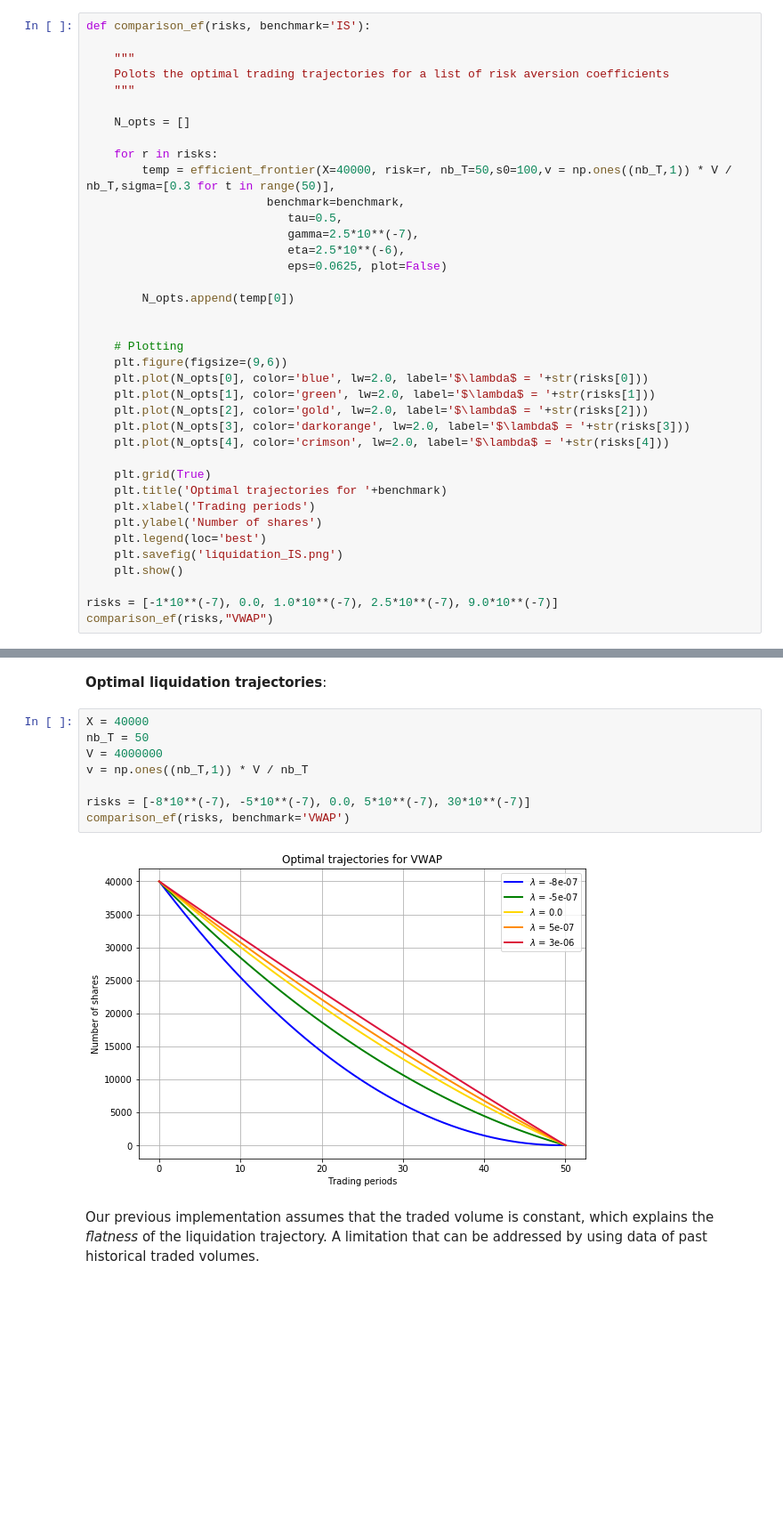
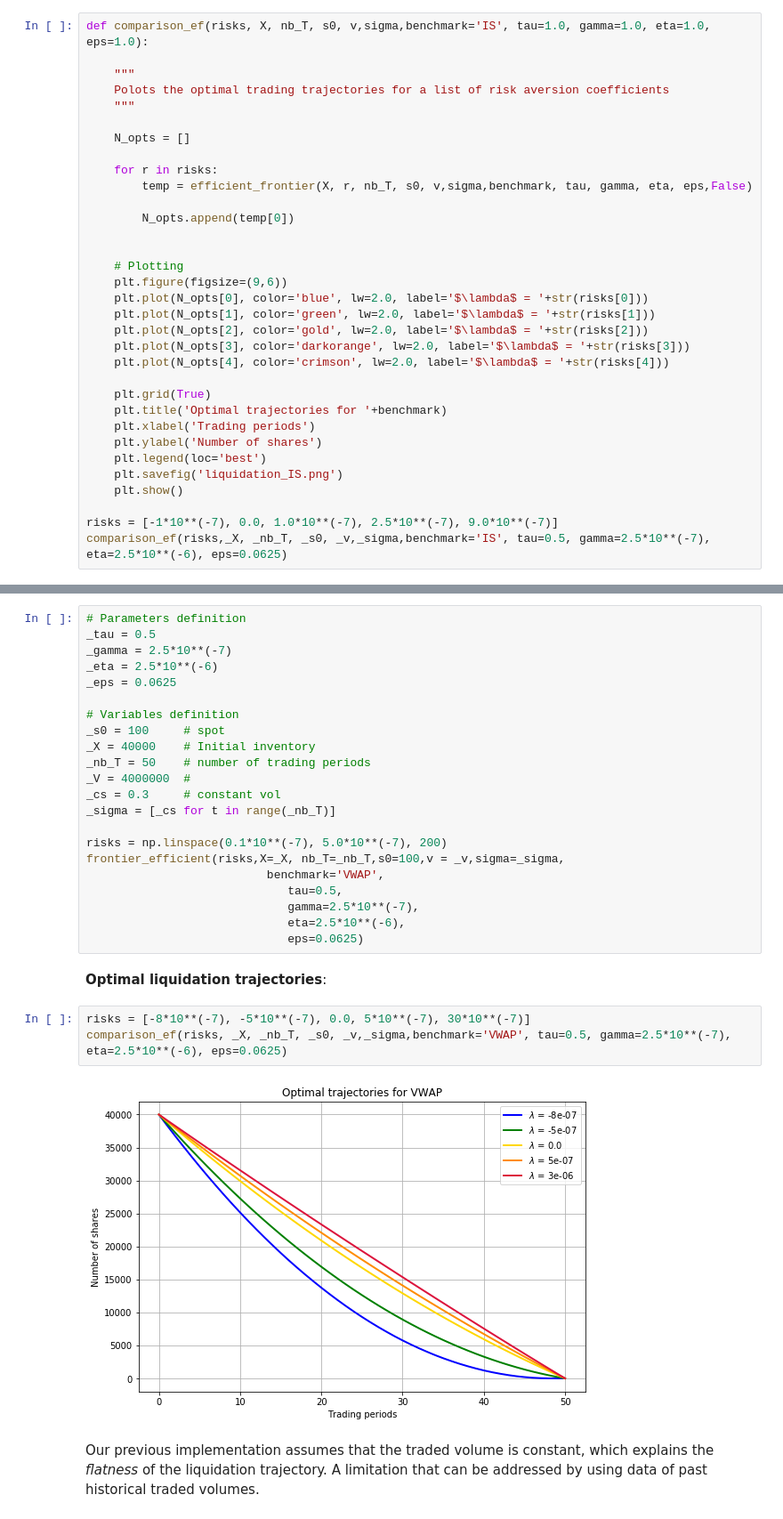
Before and after one commit to IlluvatarEru/ElectronicMarkets, a Jupyter notebook: Almgren-Chriss - Quadratic Programming.ipynb, the cells around one changed output, grey strips where cells are left out. Shown at 89% size. Saved outputs shown, nothing was run; the diff lists cells and outputs as text; blank space fills up the shorter version.

```diff
--- a/Almgren-Chriss - Quadratic Programming.ipynb
+++ b/Almgren-Chriss - Quadratic Programming.ipynb
@@ -563,7 +534,7 @@ frontier_efficient(risks,'VWAP')
 # %% [markdown]
 For **optimal liquidation trajectories**:
 # %%
-def comparison_ef(risks, benchmark='IS'):
+def comparison_ef(risks, X, nb_T, s0, v,sigma,benchmark='IS', tau=1.0, gamma=1.0, eta=1.0, eps=1.0):
 
     """
     Polots the optimal trading trajectories for a list of risk aversion coefficients
@@ -572,12 +543,7 @@ def comparison_ef(risks, benchmark='IS'):
     N_opts = []
 
     for r in risks:
-        temp = efficient_frontier(X=40000, risk=r, nb_T=50,s0=100,v = np.ones((nb_T,1)) * V / nb_T,sigma=[0.3 for t in range(50)],
-                          benchmark=benchmark,
-                             tau=0.5,
-                             gamma=2.5*10**(-7),
-                             eta=2.5*10**(-6),
-                             eps=0.0625, plot=False)
+        temp = efficient_frontier(X, r, nb_T, s0, v,sigma,benchmark, tau, gamma, eta, eps,False)
 
         N_opts.append(temp[0])
 
@@ -599,5 +565,5 @@ def comparison_ef(risks, benchmark='IS'):
     plt.show()
 
 risks = [-1*10**(-7), 0.0, 1.0*10**(-7), 2.5*10**(-7), 9.0*10**(-7)]
-comparison_ef(risks,"VWAP")
+comparison_ef(risks,_X, _nb_T, _s0, _v,_sigma,benchmark='IS', tau=0.5, gamma=2.5*10**(-7), eta=2.5*10**(-6), eps=0.0625)
 # %% [output]
@@ -706,15 +632,32 @@ frontier_efficient(risks,benchmark = "VWAP")
+# %%
+# Parameters definition
+_tau = 0.5
+_gamma = 2.5*10**(-7)
+_eta = 2.5*10**(-6)
+_eps = 0.0625
+
+# Variables definition
+_s0 = 100     # spot
+_X = 40000    # Initial inventory
+_nb_T = 50    # number of trading periods
+_V = 4000000  #
+_cs = 0.3     # constant vol
+_sigma = [_cs for t in range(_nb_T)]
+
+risks = np.linspace(0.1*10**(-7), 5.0*10**(-7), 200)
+frontier_efficient(risks,X=_X, nb_T=_nb_T,s0=100,v = _v,sigma=_sigma,
+                          benchmark='VWAP',
+                             tau=0.5,
+                             gamma=2.5*10**(-7),
+                             eta=2.5*10**(-6),
+                             eps=0.0625)
 # %% [markdown]
 **Optimal liquidation trajectories**:
 # %%
-X = 40000
-nb_T = 50
-V = 4000000
-v = np.ones((nb_T,1)) * V / nb_T
-
 risks = [-8*10**(-7), -5*10**(-7), 0.0, 5*10**(-7), 30*10**(-7)]
-comparison_ef(risks, benchmark='VWAP')
+comparison_ef(risks, _X, _nb_T, _s0, _v,_sigma,benchmark='VWAP', tau=0.5, gamma=2.5*10**(-7), eta=2.5*10**(-6), eps=0.0625)
 # %% [output]
-[figure, old version]
+[figure, new version]
 # %% [markdown]
 Our previous implementation assumes that the traded volume is constant, which explains the *flatness* of the liquidation trajectory. A limitation that can be addressed by using data of past historical traded volumes.
 # %% [markdown]
```
Also changed, not shown: parts of 31 cells of this notebook, 7 other files.
